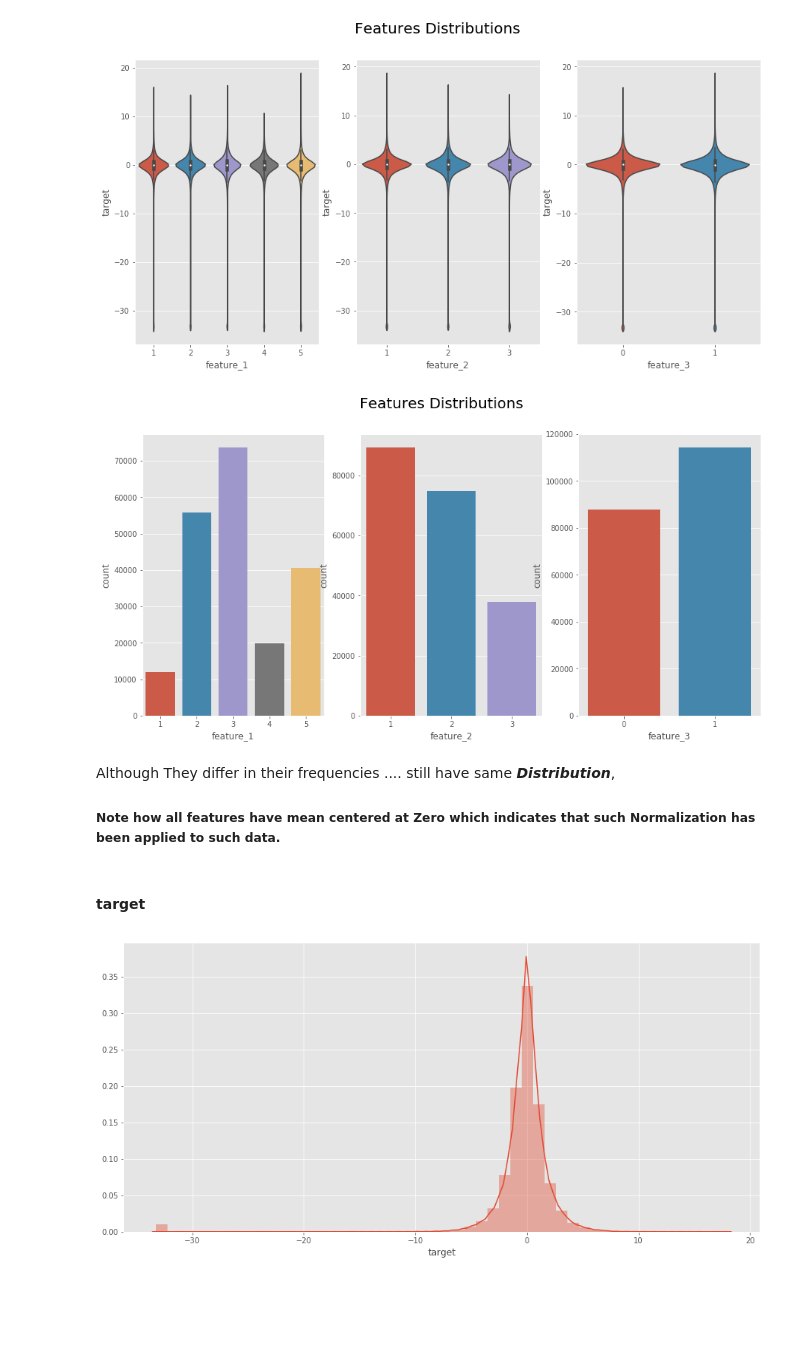
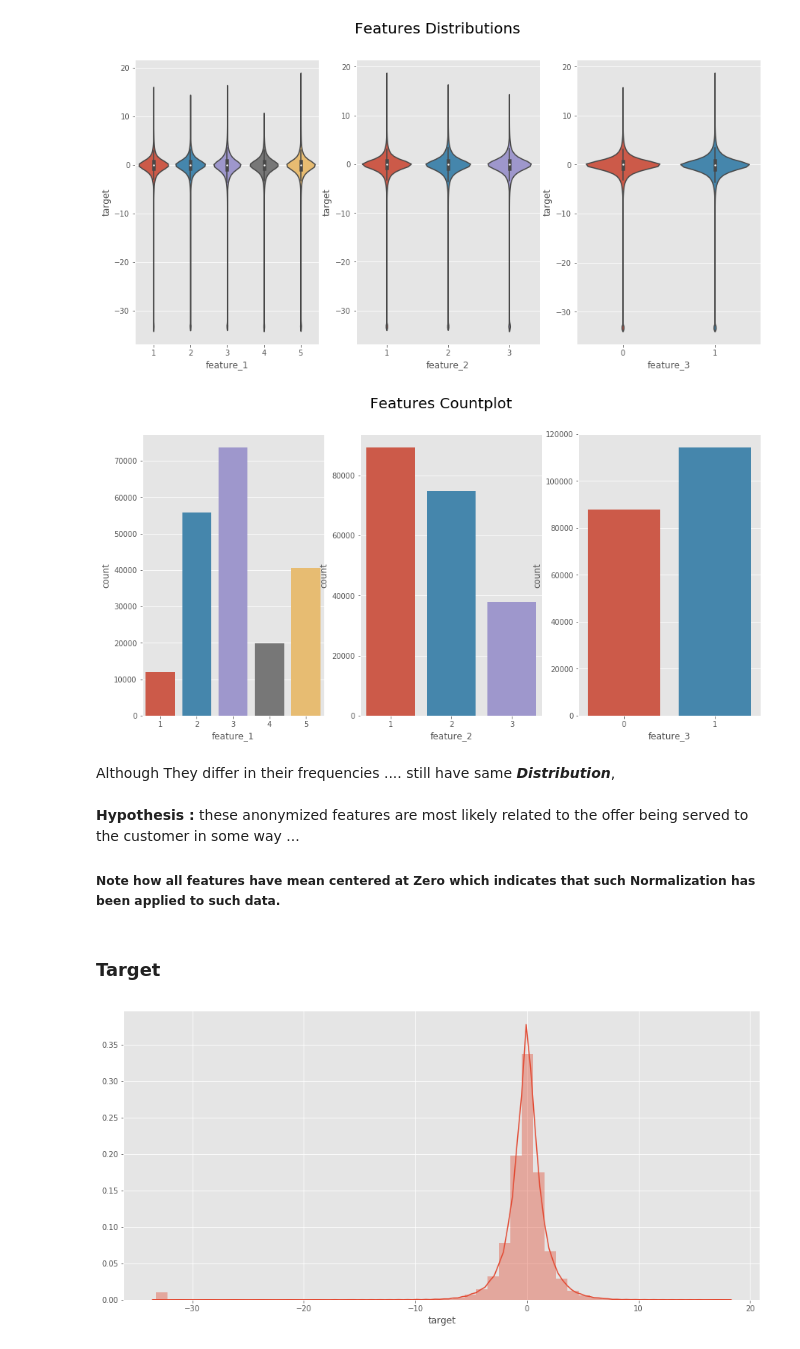
Before and after one commit to Marwan-Mostafa7/Elo, a Jupyter notebook: Elo EDA and Feature Engineering.ipynb, the cells around one changed output. Saved outputs shown, nothing was run; the diff lists cells and outputs as text; code cells hidden in the pictures; blank space fills up the shorter version.

```diff
--- a/Elo EDA and Feature Engineering.ipynb
+++ b/Elo EDA and Feature Engineering.ipynb
@@ -40,17 +70,18 @@ plt.show()
 # %%
 fig, ax = plt.subplots(1, 3, figsize=(15,7), )
 sns.countplot(train['feature_1'], ax= ax[0])
 sns.countplot(train['feature_2'], ax= ax[1])
 sns.countplot(train['feature_3'], ax= ax[2])
-fig.suptitle('Features Distributions', fontsize=20)
+fig.suptitle('Features Countplot', fontsize=20)
 plt.show()
 # %% [output]
-[figure, old version]
+[figure, new version]
 # %% [markdown]
-Although They differ in their frequencies .... still have same ***Distribution***, <br>
+Although They differ in their frequencies .... still have same ***Distribution***, <br> <br>
+**Hypothesis :** these anonymized features are most likely related to the offer being served to the customer in some way ...
 ##### Note how all features have **mean centered at Zero** which indicates that such Normalization has been applied to such data.
 # %% [markdown]
-####  target
+###  Target
 # %%
 plt.figure(figsize=(15,7))
 sns.distplot(train.target)
```
Also changed, not shown: parts of 82 cells of this notebook.
